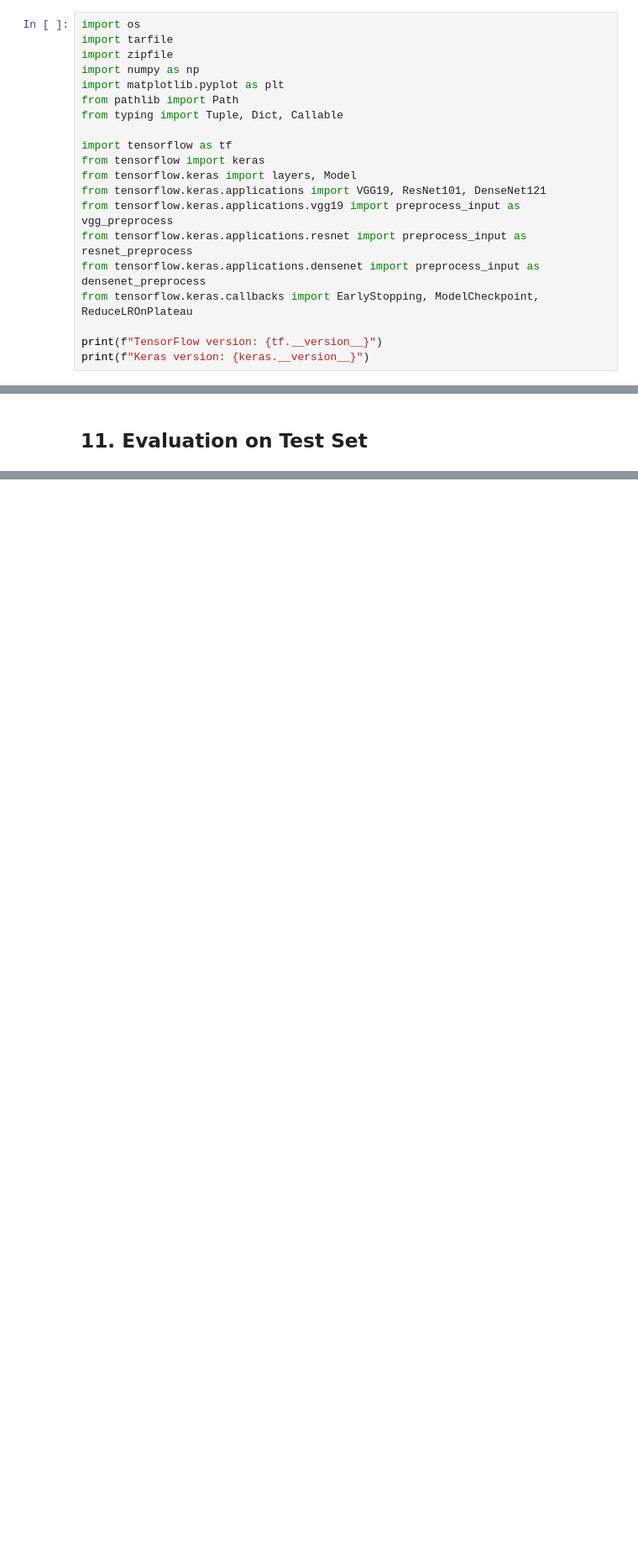
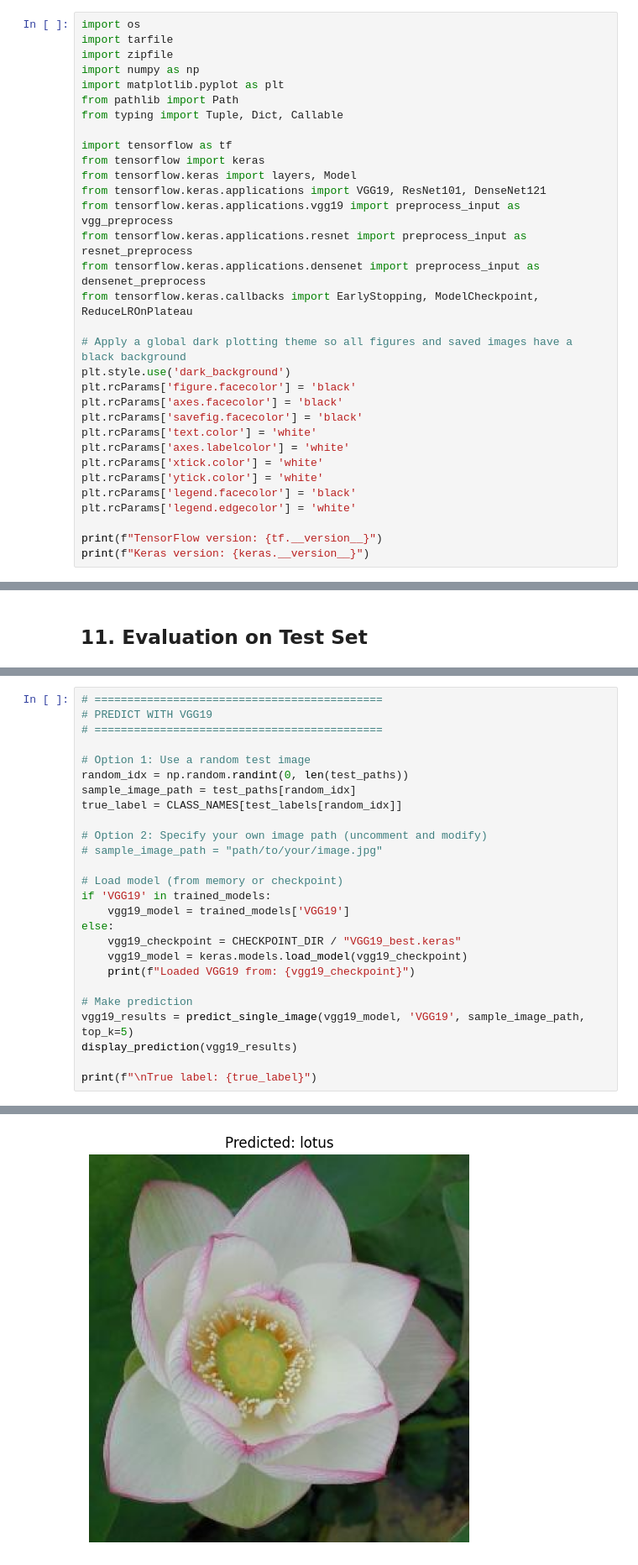
Before and after one commit to Taksh-18/pbl_project, a Jupyter notebook: Model Training/Model_Training.ipynb, the cells around one changed output, grey strips where cells are left out. Shown at 84% size. Saved outputs shown, nothing was run; the diff lists cells and outputs as text; blank space fills up the shorter version.

Commit message:
Update Model_Training.ipynb with lates change

```diff
--- a/Model Training/Model_Training.ipynb
+++ b/Model Training/Model_Training.ipynb
@@ -65,6 +65,18 @@ from tensorflow.keras.applications.resnet import preprocess_input as resnet_prep
 from tensorflow.keras.applications.densenet import preprocess_input as densenet_preprocess
 from tensorflow.keras.callbacks import EarlyStopping, ModelCheckpoint, ReduceLROnPlateau
 
+# Apply a global dark plotting theme so all figures and saved images have a black background
+plt.style.use('dark_background')
+plt.rcParams['figure.facecolor'] = 'black'
+plt.rcParams['axes.facecolor'] = 'black'
+plt.rcParams['savefig.facecolor'] = 'black'
+plt.rcParams['text.color'] = 'white'
+plt.rcParams['axes.labelcolor'] = 'white'
+plt.rcParams['xtick.color'] = 'white'
+plt.rcParams['ytick.color'] = 'white'
+plt.rcParams['legend.facecolor'] = 'black'
+plt.rcParams['legend.edgecolor'] = 'white'
+
 print(f"TensorFlow version: {tf.__version__}")
 print(f"Keras version: {keras.__version__}")
 # %% [output]
@@ -604,0 +1320,27 @@ print(f"Visualization files: training_curves.png, individual_training_curves.png
+# %%
+# ============================================
+# PREDICT WITH VGG19
+# ============================================
+
+# Option 1: Use a random test image
+random_idx = np.random.randint(0, len(test_paths))
+sample_image_path = test_paths[random_idx]
+true_label = CLASS_NAMES[test_labels[random_idx]]
+
+# Option 2: Specify your own image path (uncomment and modify)
+# sample_image_path = "path/to/your/image.jpg"
+
+# Load model (from memory or checkpoint)
+if 'VGG19' in trained_models:
+    vgg19_model = trained_models['VGG19']
+else:
+    vgg19_checkpoint = CHECKPOINT_DIR / "VGG19_best.keras"
+    vgg19_model = keras.models.load_model(vgg19_checkpoint)
+    print(f"Loaded VGG19 from: {vgg19_checkpoint}")
+
+# Make prediction
+vgg19_results = predict_single_image(vgg19_model, 'VGG19', sample_image_path, top_k=5)
+display_prediction(vgg19_results)
+
+print(f"\nTrue label: {true_label}")
+# %% [output]
@@ -604,0 +1351 @@ print(f"Visualization files: training_curves.png, individual_training_curves.png
+[figure, added]
```
Also changed, not shown: parts of 37 cells of this notebook, 1 other file.
